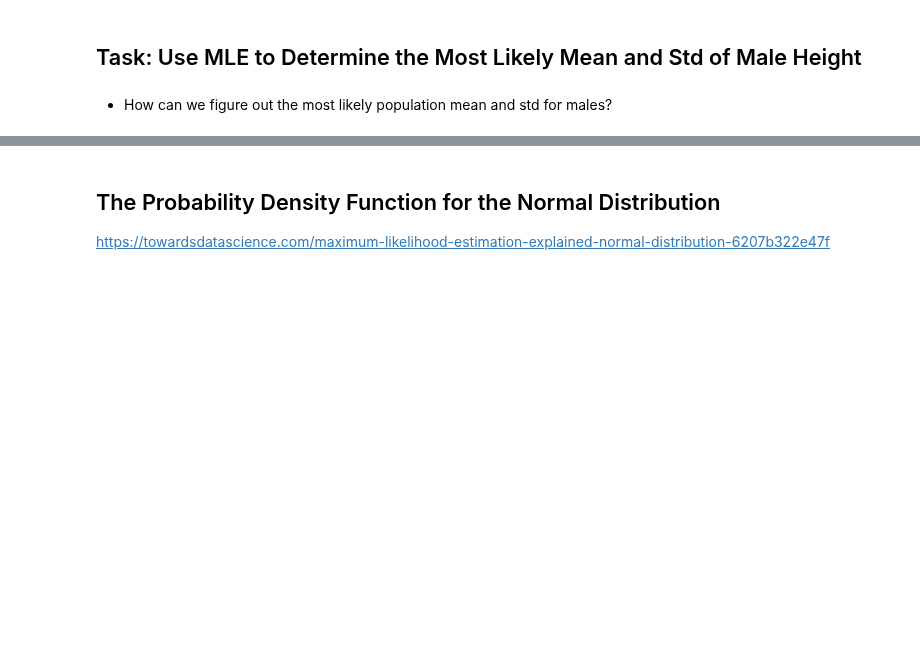
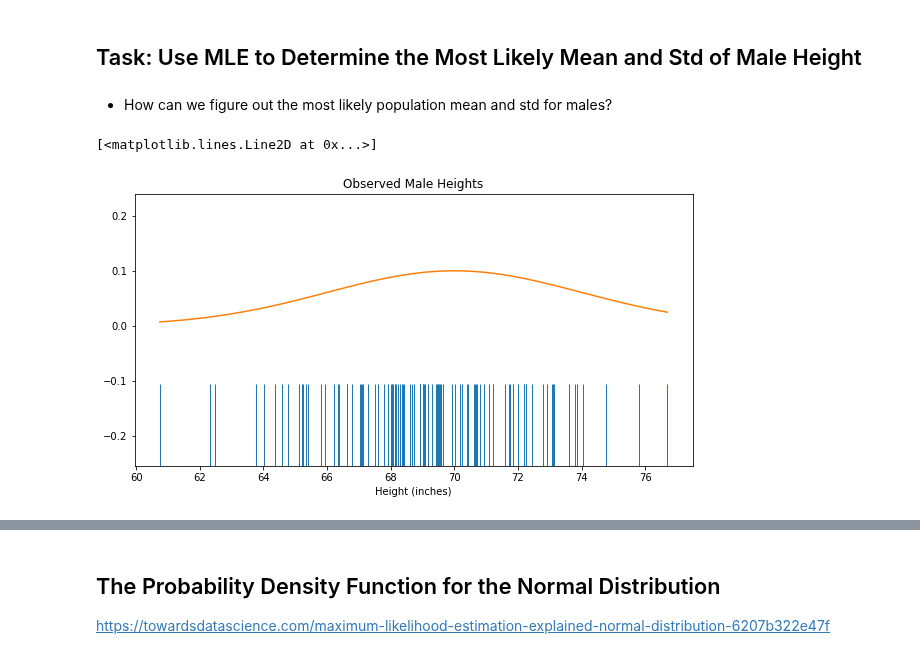
Before and after one commit to flatiron-school/Online-DS-FT-022221-Cohort-Notes, a Jupyter notebook: Phase_2/topic_17_bayesian_statistics/topic_17_bayesian_statistics-SG.ipynb, the cells around one changed output, grey strips where cells are left out. Cells and saved outputs as stored; diff of their text form; code cells hidden in the pictures; blank space fills up the shorter version.

```diff
--- a/Phase_2/topic_17_bayesian_statistics/topic_17_bayesian_statistics-SG.ipynb
+++ b/Phase_2/topic_17_bayesian_statistics/topic_17_bayesian_statistics-SG.ipynb
@@ -177,7 +267,7 @@ mu=70
 std=4
 # %%
 ## Generate 100 data points in the range of male_height (xs)
-xs = None
+xs = np.linspace(male_sample.min(),male_sample.max(), 100)
 
 ## Generate a normal distribution (ys) using the xs
-ys = None
+ys = stats.norm(loc=mu, scale=std).pdf(xs)
@@ -186 +274,10 @@ ys = None
+# %%
+fig,ax=plt.subplots(figsize=(10,5))
+ax = sns.rugplot(male_sample,ax=ax,height=0.3)
+ax.set(title='Observed Male Heights',
+       xlabel='Height (inches)')
+ax.plot(xs, ys)
+# %% [output]
+[<matplotlib.lines.Line2D at 0x...>]
+[figure, added]
 # %%
```
Also changed, not shown: parts of 40 cells of this notebook, 5 other files.
